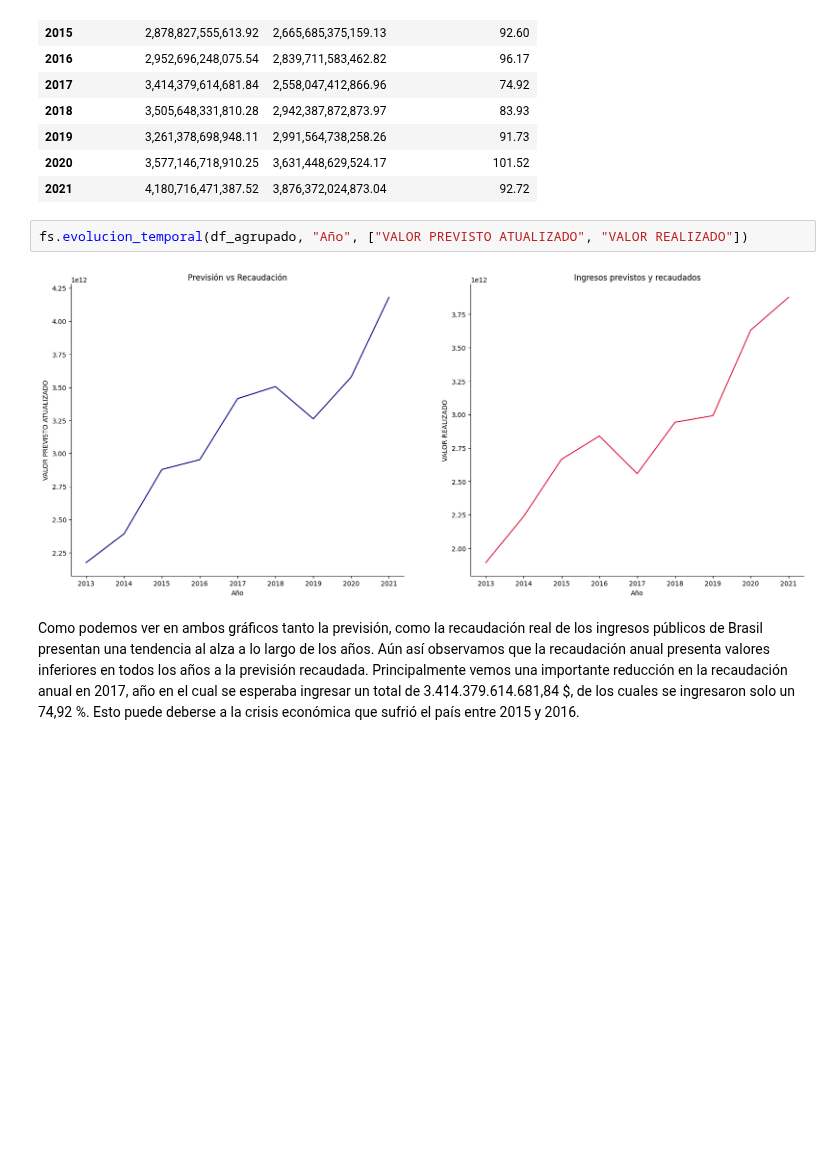
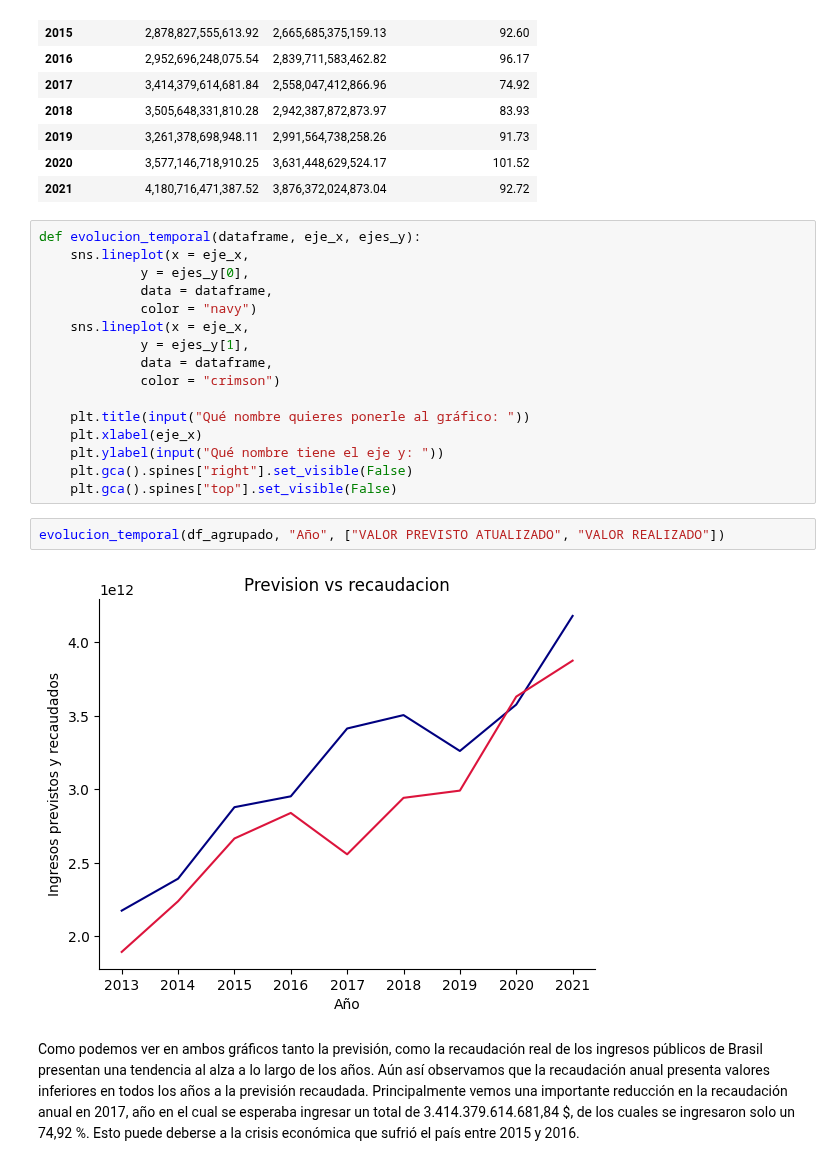
Before and after one commit to Gabijc/Proyecto2-Insights-Brasil, a Jupyter notebook: Análisis_categorías.ipynb, the cells around one changed output. Saved outputs shown, nothing was run; the diff lists cells and outputs as text; blank space fills up the shorter version.

```diff
--- a/Análisis_categorías.ipynb
+++ b/Análisis_categorías.ipynb
@@ -73,10 +73,26 @@ df_agrupado
 | 2019 | 3,261,378,698,948.11 | 2,991,564,738,258.26 | 91.73 |
 | 2020 | 3,577,146,718,910.25 | 3,631,448,629,524.17 | 101.52 |
 | 2021 | 4,180,716,471,387.52 | 3,876,372,024,873.04 | 92.72 |
+# %%
+def evolucion_temporal(dataframe, eje_x, ejes_y):
+    sns.lineplot(x = eje_x,
+             y = ejes_y[0],
+             data = dataframe,
+             color = "navy")
+    sns.lineplot(x = eje_x,
+             y = ejes_y[1],
+             data = dataframe,
+             color = "crimson")
+
+    plt.title(input("Qué nombre quieres ponerle al gráfico: "))
+    plt.xlabel(eje_x)
+    plt.ylabel(input("Qué nombre tiene el eje y: "))
+    plt.gca().spines["right"].set_visible(False)
+    plt.gca().spines["top"].set_visible(False)
 # %%
-fs.evolucion_temporal(df_agrupado, "Año", ["VALOR PREVISTO ATUALIZADO", "VALOR REALIZADO"])
+evolucion_temporal(df_agrupado, "Año", ["VALOR PREVISTO ATUALIZADO", "VALOR REALIZADO"])
 # %% [output]
-[figure, old version]
+[figure, new version]
 # %% [markdown]
 Como podemos ver en ambos gráficos tanto la previsión, como la recaudación real de los ingresos públicos de Brasil presentan una tendencia al alza a lo largo de los años. Aún así observamos que la recaudación anual presenta valores inferiores en todos los años a la previsión recaudada. Principalmente vemos una importante reducción en la recaudación anual en 2017, año en el cual se esperaba ingresar un total de 3.414.379.614.681,84 $, de los cuales se ingresaron solo un 74,92 %. Esto puede deberse a la crisis económica que sufrió el país entre 2015 y 2016.
 # %% [markdown]
```
Also changed, not shown: 1 other file.
